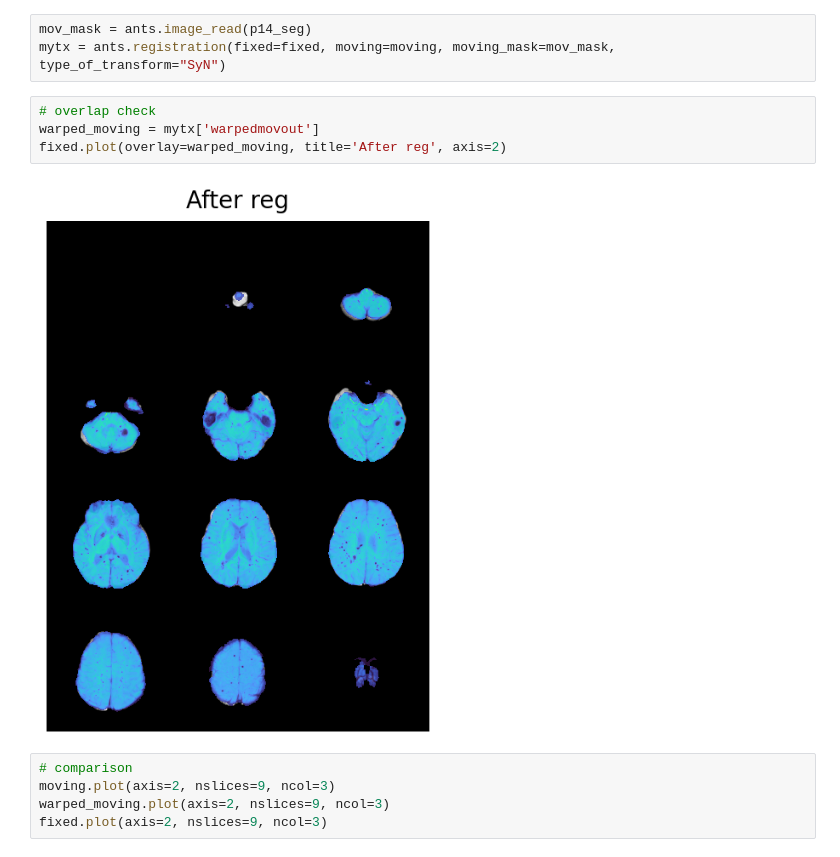
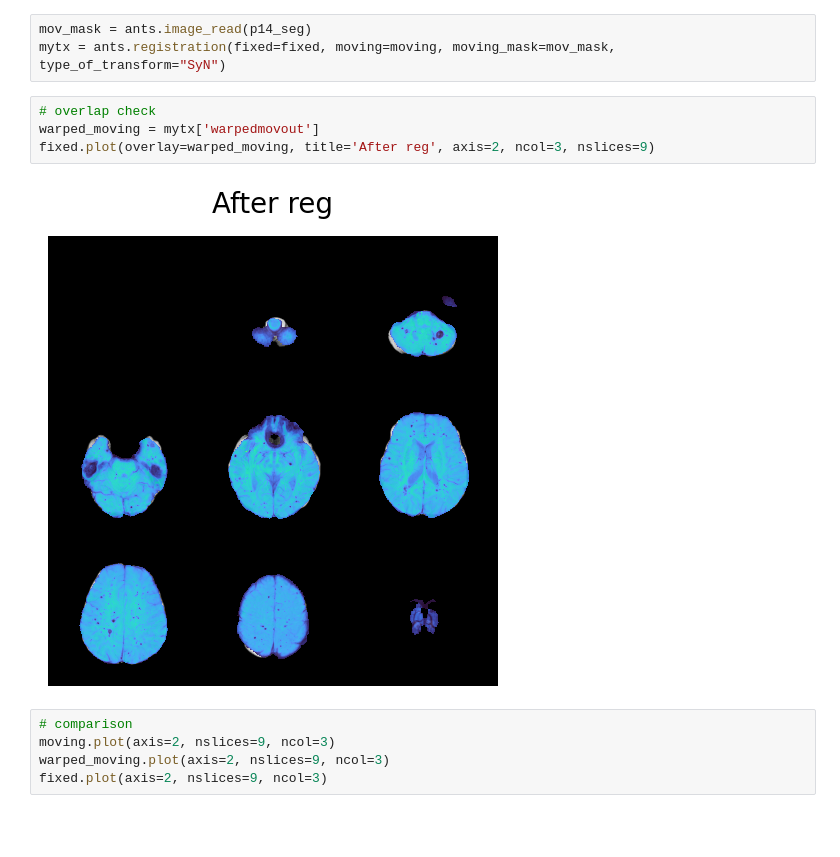
Before and after one commit to boolYikes/aria-CMB-model, a Jupyter notebook: nnUNet_Workspace/notebooks/register_ants.ipynb, the cells around one changed output. Cells and saved outputs as stored; diff of their text form; blank space fills up the shorter version.

```diff
--- a/nnUNet_Workspace/notebooks/register_ants.ipynb
+++ b/nnUNet_Workspace/notebooks/register_ants.ipynb
@@ -77,9 +83,9 @@ mytx = ants.registration(fixed=fixed, moving=moving, moving_mask=mov_mask, type_
 # %%
 # overlap check
 warped_moving = mytx['warpedmovout']
-fixed.plot(overlay=warped_moving, title='After reg', axis=2)
+fixed.plot(overlay=warped_moving, title='After reg', axis=2, ncol=3, nslices=9)
 # %% [output]
-[figure, old version]
+[figure, new version]
 # %%
 # comparison
 moving.plot(axis=2, nslices=9, ncol=3)
```
Also changed, not shown: parts of 9 cells of this notebook, 1 other file.
